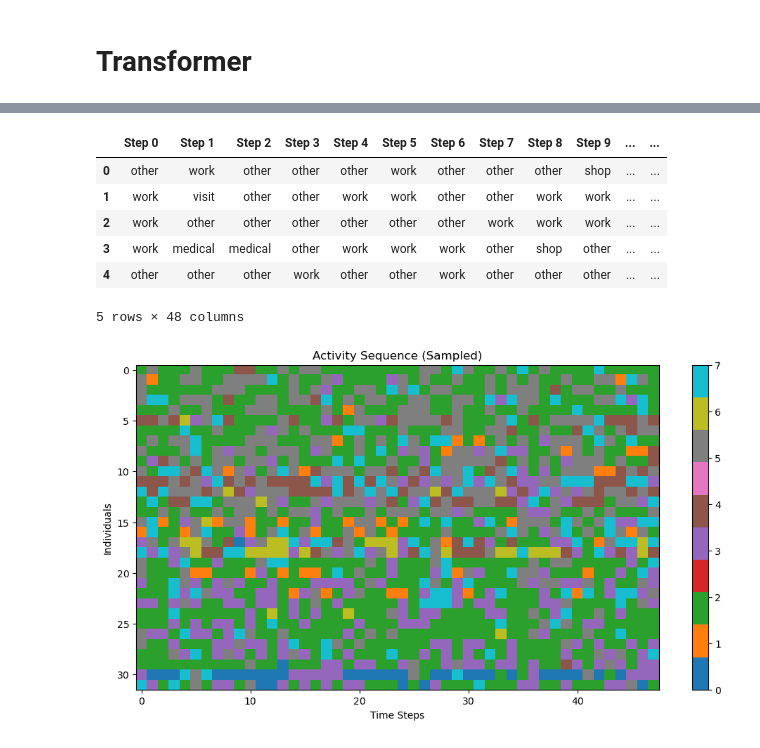
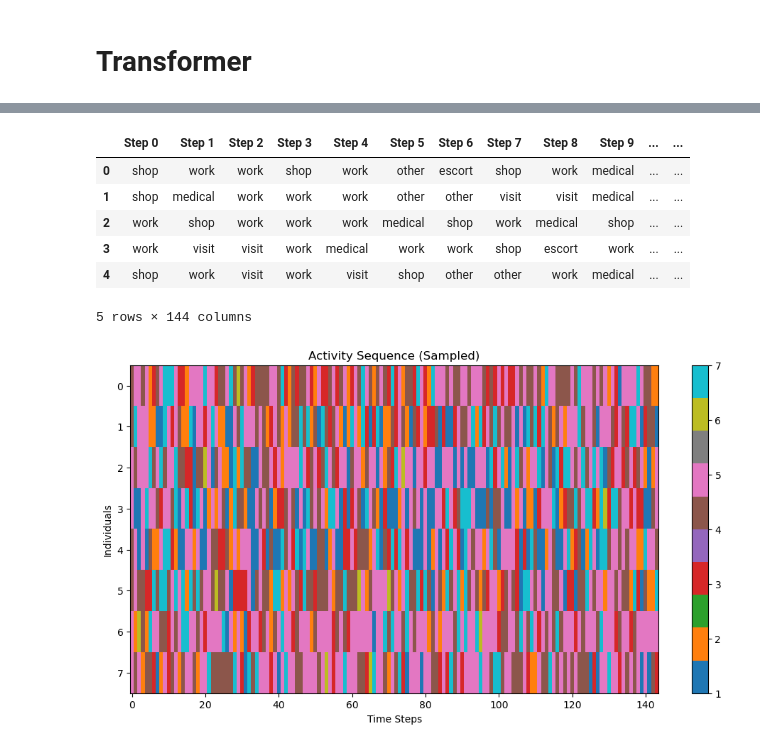
Before and after one commit to Rakin45/synth_pop_ddpm, a Jupyter notebook: run.ipynb, the cells around one changed output, grey strips where cells are left out. Cells and saved outputs as stored; diff of their text form; code cells hidden in the pictures.

```diff
--- a/run.ipynb
+++ b/run.ipynb
@@ -32,16 +32,16 @@ from data.one_hot_descrete import DiscreteOneHotEncoder
 from torch.utils.data import DataLoader
 
 
-# data = pd.read_csv("./data/nts_2021_acts_home_based.csv")
-data = pd.read_csv("./data/nts_toy_home_population.csv")
+data = pd.read_csv("./data/nts_2021_acts_home_based.csv")
+# data = pd.read_csv("./data/nts_toy_home_population.csv")
 
-encoder = DiscreteOneHotEncoder(step_size=30)
+encoder = DiscreteOneHotEncoder(step_size=10)
 encoded_data = encoder.encode(data)
 print(encoder.acts_to_index)
 
 dataloader = DataLoader(
     encoded_data,
-    batch_size=12,
+    batch_size=16,
     num_workers=3,
     shuffle=True,
     persistent_workers=True,
@@ -74,7 +74,7 @@ plot_image_grid(sample)
 class Diffusion:
     def __init__(
         self,
-        noise_steps=25,
+        noise_steps=50,
         beta_start=0.0001,
         beta_end=0.02,
         sequence_length=144,
@@ -129,9 +129,11 @@ class Diffusion:
                 alpha_hat = self.alpha_hat[t][:, None, None]
                 beta = self.beta[t][:, None, None]
 
-                if i > 2:
+                if i > 50:
+                    print("noise added")
                     noise = torch.randn_like(x)
                 else:
+                    print("no noise added")
                     noise = torch.zeros_like(x)
 
                 x = (1 / torch.sqrt(alpha)) * (
@@ -143,19 +145,19 @@ class Diffusion:
 # %% [markdown]
 # Transformer
 # %%
+from models.transformer import TransformerWithPositionalEncoding
+
 from models.cnn import Conv
-from models.transformer import TransformerWithPositionalEncoding
 
 
 def setup_logging(run_name):
     logging.basicConfig(level=logging.INFO)
 
 
-def train(model, diffusion):
+def train(model, diffusion, device):
     run_name = "first_run"
-    device = "cpu"
-    learning_rate = 0.001
-    epochs = 500
+    learning_rate = 0.0005
+    epochs = 400
 
     setup_logging(run_name)
 
@@ -181,7 +183,7 @@ def train(model, diffusion):
 
             loss = x_entropy(predicted_x.permute(0, 2, 1), noisy_x.argmax(dim=-1))
 
-            loss.backward(retain_graph=True)
+            loss.backward()
             optimizer.step()
             epoch_loss += loss.item()
 
@@ -198,12 +200,14 @@ def train(model, diffusion):
     logger.close()
 
 
-# KEEP the trained model and diffusion for sampling!!!
-model = TransformerWithPositionalEncoding(num_layers=3, max_time_steps=48).to("cpu")
-# model = Conv(in_shape=(48, 8), hidden_layers=(32, 32), dropout=0.1)
+device = "cuda" if torch.cuda.is_available() else "cpu"
+
+model = TransformerWithPositionalEncoding(num_layers=3, sequence_length=144).to(device)
+# model = Conv(in_shape=(48, 8), hidden_layers=(32, 32), dropout=0.1).to(device)
+
 diffusion = Diffusion(
-    noise_steps=25, beta_start=0.0001, beta_end=0.02, sequence_length=48, device="cpu"
+    noise_steps=25, beta_start=0.0001, beta_end=0.02, sequence_length=144, device=device
 )
 
-train(model, diffusion)
+train(model, diffusion, device)
 # %% [output]
@@ -227,6 +231,6 @@ train(model, diffusion)
 # %%
 # After generating new sequences using the diffusion model
-generated_sequences = diffusion.sample(model=model, n=32, embedding_dim=8)
+generated_sequences = diffusion.sample(model=model, n=8, embedding_dim=8)
 
 # Map the generated sequences back to discrete activities
 discrete_activities = generated_sequences.argmax(dim=-1)
@@ -245,13 +268,13 @@ df_decoded = pd.DataFrame(
 df_decoded.head(5)
 # %% [output]
 |  | Step 0 | Step 1 | Step 2 | Step 3 | Step 4 | Step 5 | Step 6 | Step 7 | Step 8 | Step 9 | ... | ... |
-| 0 | other | work | other | other | other | work | other | other | other | shop | ... | ... |
-| 1 | work | visit | other | other | work | work | other | other | work | work | ... | ... |
-| 2 | work | other | other | other | other | other | other | work | work | work | ... | ... |
-| 3 | work | medical | medical | other | work | work | work | other | shop | other | ... | ... |
-| 4 | other | other | other | work | other | other | work | other | other | other | ... | ... |
+| 0 | shop | work | work | shop | work | other | escort | shop | work | medical | ... | ... |
+| 1 | shop | medical | work | work | work | other | other | visit | visit | medical | ... | ... |
+| 2 | work | shop | work | work | work | medical | shop | work | medical | shop | ... | ... |
+| 3 | work | visit | visit | work | medical | work | work | shop | escort | work | ... | ... |
+| 4 | shop | work | visit | work | visit | shop | other | other | work | medical | ... | ... |
-5 rows × 48 columns
+5 rows × 144 columns
 # %%
-plot_image_grid(discrete_activities, title="Activity Sequence (Sampled)")
+plot_image_grid(discrete_activities.to("cpu"), title="Activity Sequence (Sampled)")
 # %% [output]
-[figure, old version]
+[figure, new version]
```
Also changed, not shown: parts of 6 cells of this notebook.
